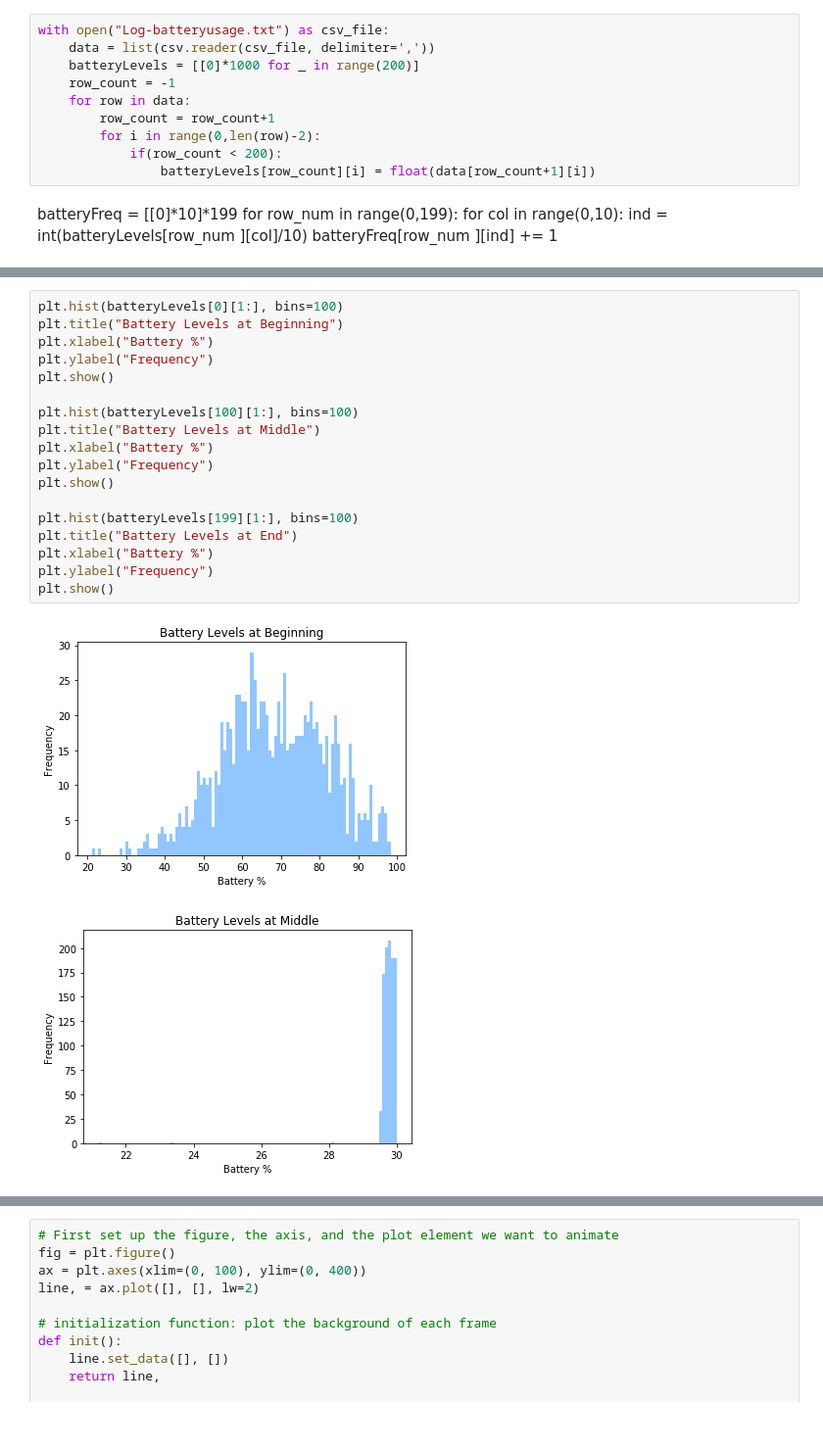
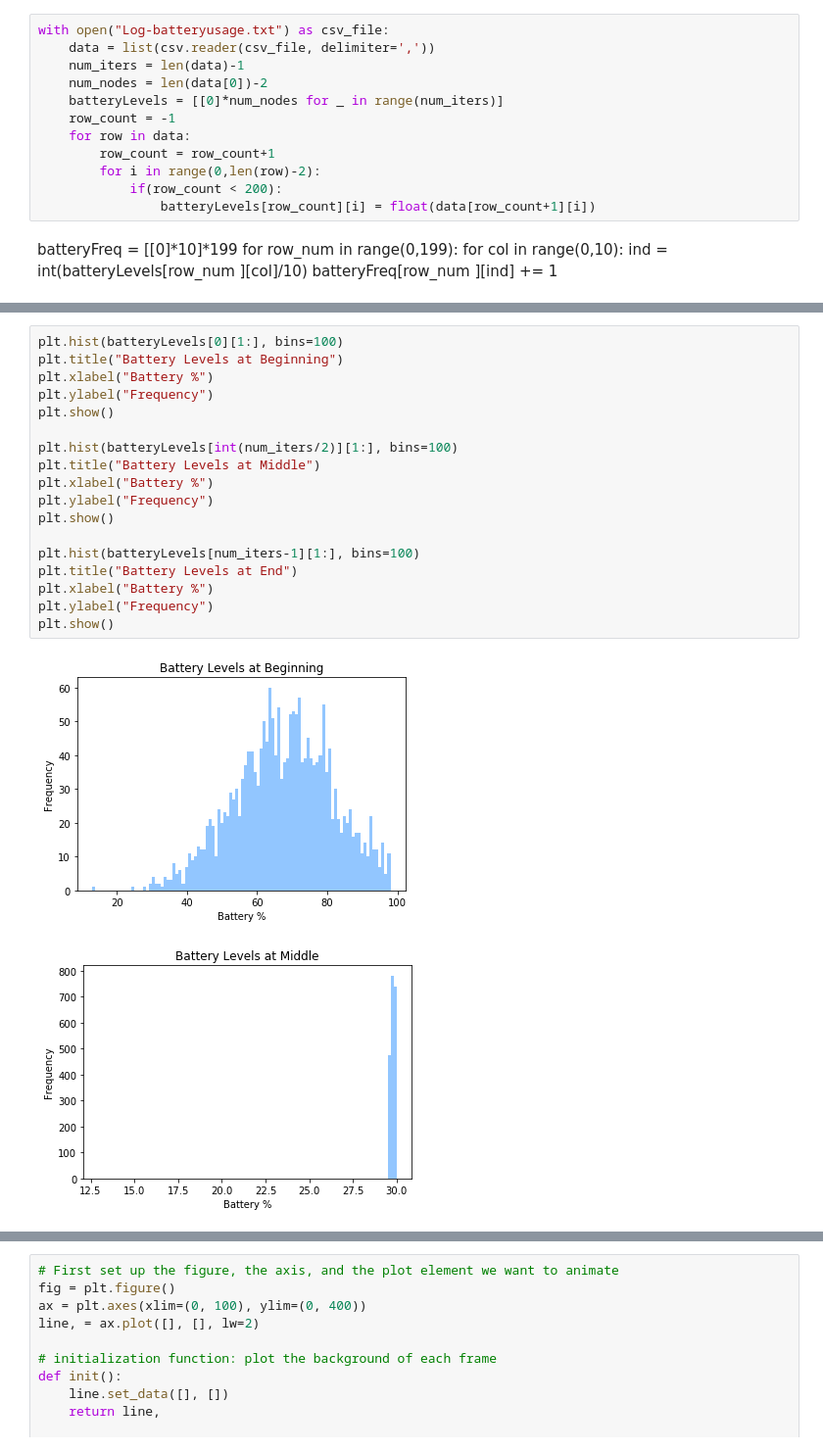
Before and after one commit to ptrick9/CPS_Simulator, a Jupyter notebook: BatteryUsage.ipynb, the cells around one changed output, grey strips where cells are left out. Shown at 98% size. Drawn from its saved outputs; the diff is of its cells as text.

```diff
--- a/BatteryUsage.ipynb
+++ b/BatteryUsage.ipynb
@@ -11,7 +11,9 @@ from IPython.display import HTML
 # %%
 with open("Log-batteryusage.txt") as csv_file:
     data = list(csv.reader(csv_file, delimiter=','))
-    batteryLevels = [[0]*1000 for _ in range(200)]
+    num_iters = len(data)-1
+    num_nodes = len(data[0])-2
+    batteryLevels = [[0]*num_nodes for _ in range(num_iters)]
     row_count = -1
     for row in data:
         row_count = row_count+1
@@ -34,21 +36,21 @@ for row_num in range(0,199):
 # %%
 plt.hist(batteryLevels[0][1:], bins=100)
 plt.title("Battery Levels at Beginning")
 plt.xlabel("Battery %")
 plt.ylabel("Frequency")
 plt.show()
 
-plt.hist(batteryLevels[100][1:], bins=100)
+plt.hist(batteryLevels[int(num_iters/2)][1:], bins=100)
 plt.title("Battery Levels at Middle")
 plt.xlabel("Battery %")
 plt.ylabel("Frequency")
 plt.show()
 
-plt.hist(batteryLevels[199][1:], bins=100)
+plt.hist(batteryLevels[num_iters-1][1:], bins=100)
 plt.title("Battery Levels at End")
 plt.xlabel("Battery %")
 plt.ylabel("Frequency")
 plt.show()
 # %% [output]
-[figure, old version]
+[figure, new version]
-[figure, old version]
+[figure, new version]
```
Also changed, not shown: parts of 3 cells of this notebook, 4 other files.
